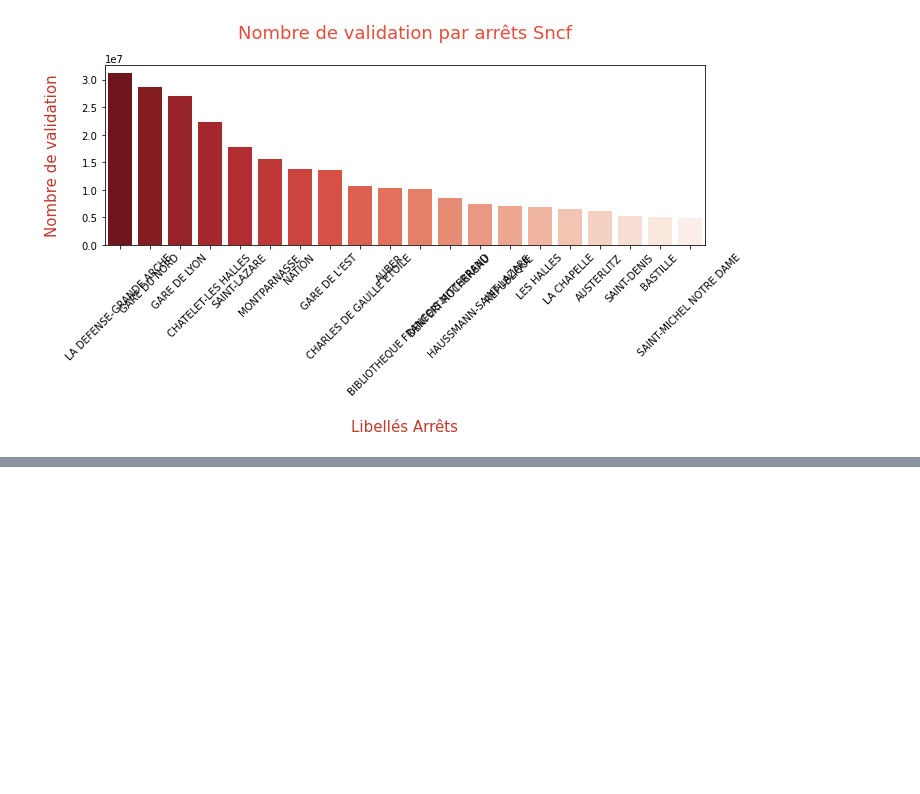
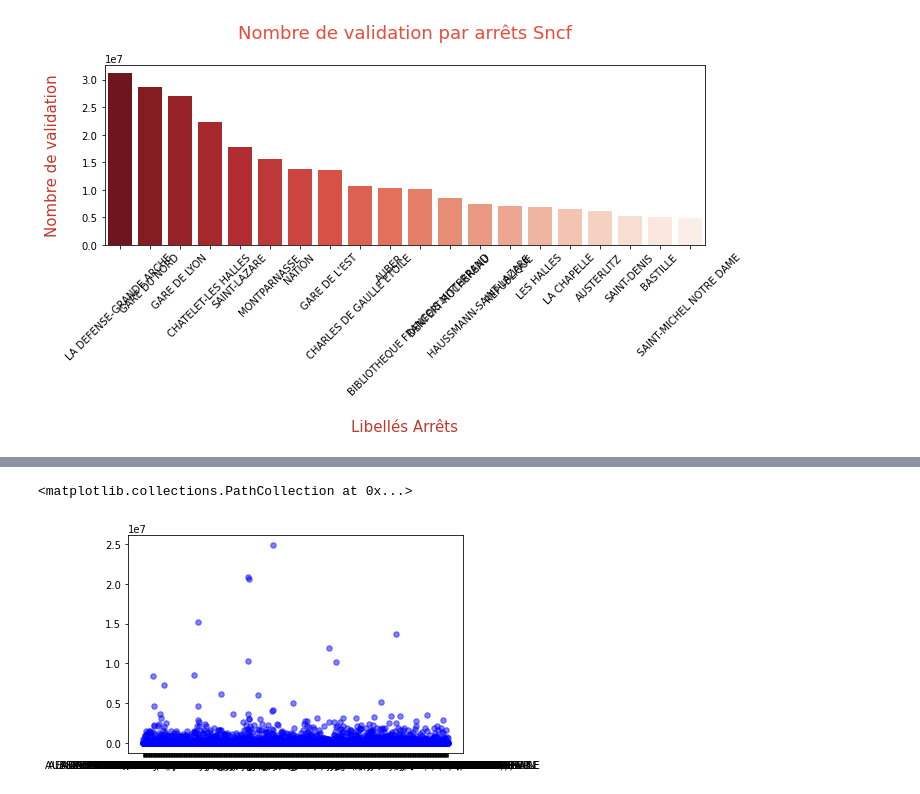
Before and after one commit to ChristiiK/AppliDataSncf, a Jupyter notebook: ApplicationSncf_vf.ipynb, the cells around one changed output, grey strips where cells are left out. Drawn from its saved outputs; the diff is of its cells as text; code cells hidden in the pictures; blank space fills up the shorter version.

```diff
--- a/ApplicationSncf_vf.ipynb
+++ b/ApplicationSncf_vf.ipynb
@@ -8,5 +8,5 @@ import matplotlib.pyplot as plt
 import pandas as pd
 import seaborn as sns
 # %%
-df = pd.read_excel("C:/Users/KOUADIO Christiane/Documents/Traitement_données/donnees_sncf.xlsx")
+sncf = pd.read_excel("C:/Users/KOUADIO Christiane/Documents/Traitement_données/donnees_sncf.xlsx")
 # %%
@@ -99,0 +161,7 @@ plt.tight_layout()
+# %%
+# Remplacer les '?' par 'NAVIGO' le mode de la serie "CATEGORIE_TITRE"
+# réeinitialiser le data frame avec la serie "CATEGORIE_TITRE" corrigée
+sncf["CATEGORIE_TITRE"]=sncf["CATEGORIE_TITRE"].replace(['?'], 'NAVIGO')
+sncf_split=sncf[['JOUR','LIBELLE_ARRET','CATEGORIE_TITRE', 'NB_VALD']]
+# vérification du remplacement des '?'
+sncf_split["CATEGORIE_TITRE"][250:780]
@@ -99,0 +181,3 @@ plt.tight_layout()
+# %%
+#libbélé des arrêts par nombre de validation par catégorie de titre de transport
+classif=sncf_split.groupby([ "CATEGORIE_TITRE","LIBELLE_ARRET"]).sum()
@@ -99,0 +188,3 @@ plt.tight_layout()
+# %%
+classif.reset_index(0, inplace=True)
+print(classif)
@@ -99,0 +206,8 @@ plt.tight_layout()
+# %%
+#plt.scatter(['LIBELLE_ARRET'], ['NB_VALD'], color='#c0392b')
+#plt.scatter(x=classif_r['LIBELLE_ARRET'], y=classif_r['NB_VALD'], color='#e74c3c')
+plt.scatter(x=classif['LIBELLE_ARRET'], y=classif['NB_VALD'], c='blue', alpha=0.5, s=30 )
+#plt.scatter(x, y, s=area, c=colors, alpha=0.5)
+# %% [output]
+<matplotlib.collections.PathCollection at 0x...>
+[figure, added]
```
Also changed, not shown: parts of 17 cells of this notebook.
